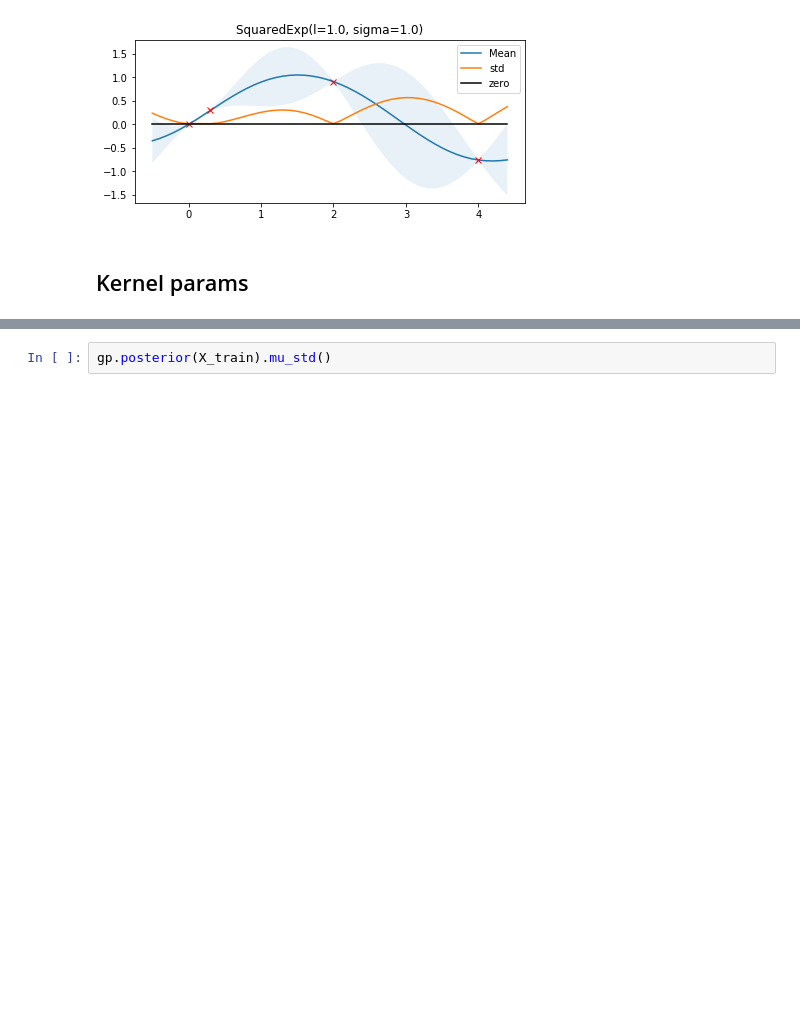
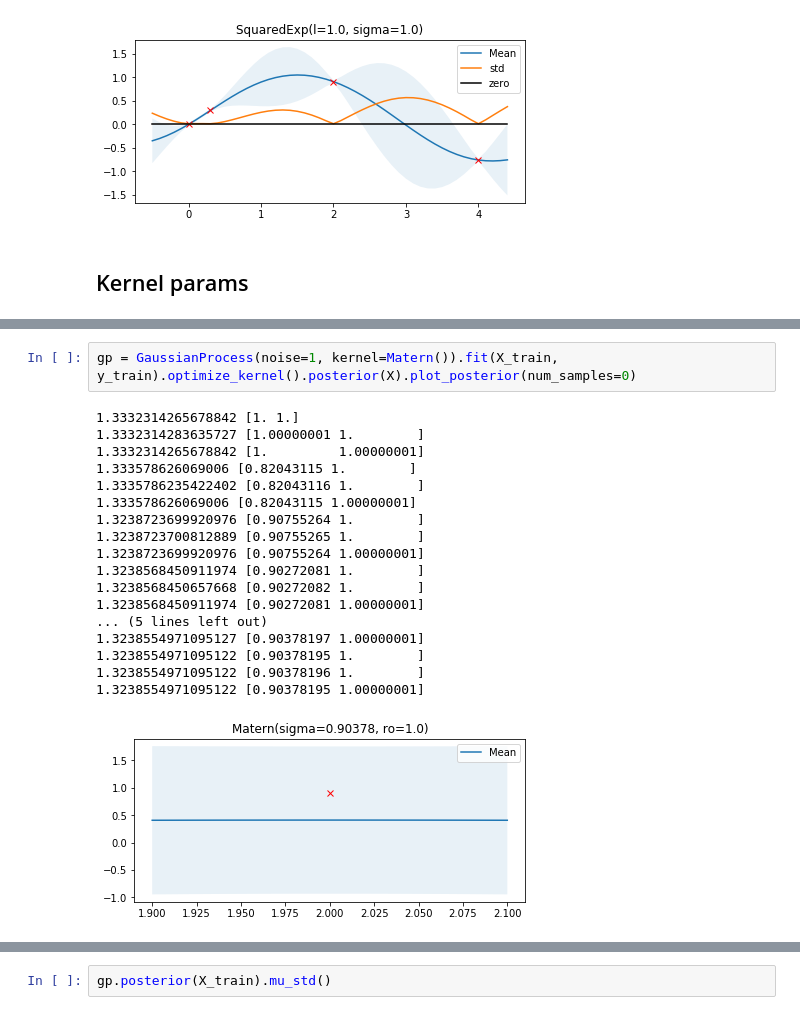
Before and after one commit to darthdeus/bopt, a Jupyter notebook: GP mojeopt.ipynb, the cells around one changed output, grey strips where cells are left out. Drawn from its saved outputs; the diff is of its cells as text; blank space fills up the shorter version.

```diff
--- a/GP mojeopt.ipynb
+++ b/GP mojeopt.ipynb
@@ -257 +275,22 @@ for i, l in enumerate(params):
+# %%
+gp = GaussianProcess(noise=1, kernel=Matern()).fit(X_train, y_train).optimize_kernel().posterior(X).plot_posterior(num_samples=0)
+# %% [output]
+1.3332314265678842 [1. 1.]
+1.3332314283635727 [1.00000001 1.        ]
+1.3332314265678842 [1.         1.00000001]
+1.333578626069006 [0.82043115 1.        ]
+1.3335786235422402 [0.82043116 1.        ]
+1.333578626069006 [0.82043115 1.00000001]
+1.3238723699920976 [0.90755264 1.        ]
+1.3238723700812889 [0.90755265 1.        ]
+1.3238723699920976 [0.90755264 1.00000001]
+1.3238568450911974 [0.90272081 1.        ]
+1.3238568450657668 [0.90272082 1.        ]
+1.3238568450911974 [0.90272081 1.00000001]
+... (5 lines left out)
+1.3238554971095127 [0.90378197 1.00000001]
+1.3238554971095122 [0.90378195 1.        ]
+1.3238554971095122 [0.90378196 1.        ]
+1.3238554971095122 [0.90378195 1.00000001]
+[figure, added]
 # %%
```
Also changed, not shown: parts of 9 cells of this notebook, 2 other files.
